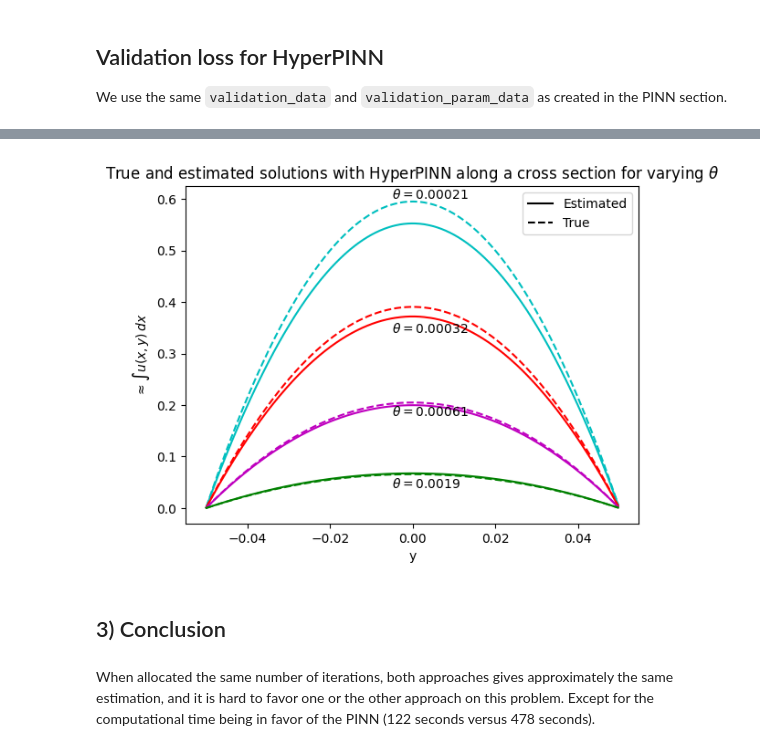
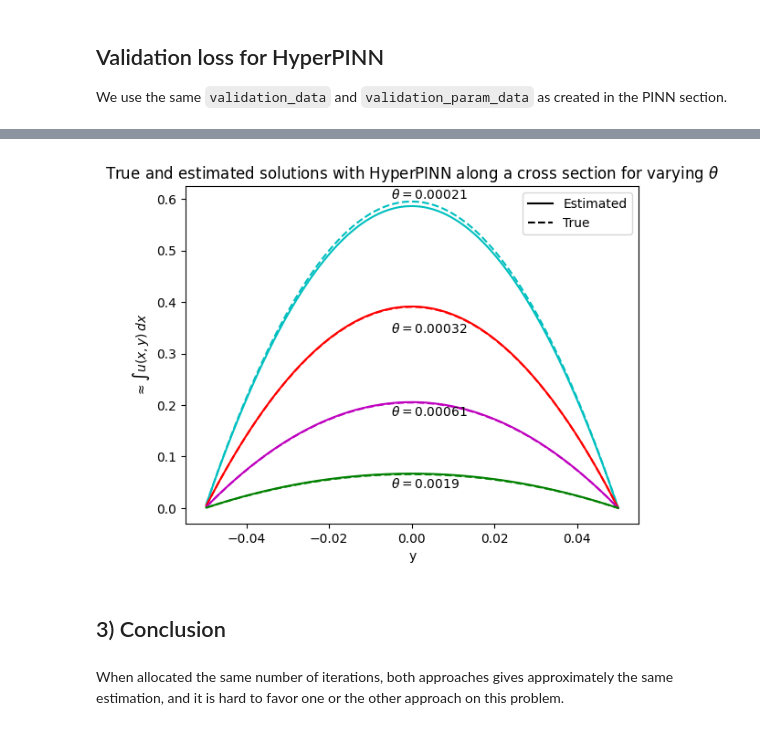
Before and after one commit to mia-jinns/jinns, a Jupyter notebook: Notebooks/PDE/2D_Navier_Stokes_PipeFlow_Metamodel_hyperpinn.ipynb, the cells around one changed output, grey strips where cells are left out. Saved outputs shown, nothing was run; the diff lists cells and outputs as text; code cells hidden in the pictures.

Commit message:
some corrections for NS to adapt to new jinns. Some improvements for validation usage

```diff
--- a/Notebooks/PDE/2D_Navier_Stokes_PipeFlow_Metamodel_hyperpinn.ipynb
+++ b/Notebooks/PDE/2D_Navier_Stokes_PipeFlow_Metamodel_hyperpinn.ipynb
@@ -394,7 +382,7 @@ We now plot some slices for fixed $\theta$ along with the true solution.
 v_u_est_y_nu = lambda x, y_j, nu:vmap(
     # compute average over array x with y_j fixed.
     lambda x, y_j: vmap(lambda z: u(jnp.stack([z, y_j], axis=-1), jinns.parameters.Params(
-            nn_params=params.nn_params["u"],
+            nn_params=validation_best_params.nn_params["u"],
             eq_params={"rho": rho, "nu": jnp.array([nu])},
         ))[0],
     0, 0)(x).mean(),
@@ -485,9 +473,6 @@ u_hyper, p_hyper = jinns.utils.create_HYPERPINN(
     output_transform=output_transform,
     shared_pinn_outputs=(jnp.s_[:2], jnp.s_[2])
 )
-# %%
-u_init_nn_params = u_hyper.init_params()
-p_init_nn_params = u_init_nn_params
 # %%
 param_train_data, param_batch = param_train_data.get_batch()
 init_params_hyper = jinns.parameters.ParamsDict(
@@ -501,6 +486,7 @@ loss_hyper = jinns.loss.SystemLossPDE(
     u_dict={'u':u_hyper, 'p':p_hyper},
     loss_weights=loss_weights,
     dynamic_loss_dict={'mass_conservation':mc_loss, 'navier_stokes':ns_loss},
+    params_dict=init_params_hyper
 )
 # %% [markdown]
 ## Validation loss for HyperPINN
@@ -526,8 +512,7 @@ import optax
 tx = optax.adamw(learning_rate=1e-3)
 # %%
 n_iter = 50000
-start = time.time()
-params_hyper, total_loss_list_hyper, loss_by_term_dict_hyper, train_data, loss_hyper, _, _ , validation_loss_values_hyper, _ = jinns.solve(
+params_hyper, total_loss_list_hyper, loss_by_term_dict_hyper, train_data, loss_hyper, _, _ , validation_loss_values_hyper, validation_best_params_hyper = jinns.solve(
     init_params=params_hyper,
     data=train_data,
     param_data=param_train_data,
@@ -536,6 +521,4 @@ params_hyper, total_loss_list_hyper, loss_by_term_dict_hyper, train_data, loss_h
     n_iter=n_iter,
     validation=validation_hyper
 )
-end = time.time()
-time_hyperpinn = int(end - start)
 # %% [output]
@@ -573,42 +552,42 @@ plt.show();
 v_u_est_y_nu_hyper = lambda x, y_j, nu:vmap(
     # compute average over array x with y_j fixed.
     lambda x, y_j: vmap(lambda z: u_hyper(jnp.stack([z, y_j], axis=-1), jinns.parameters.Params(
-            nn_params=params_hyper.nn_params["u"],
+            nn_params=validation_best_params_hyper.nn_params["u"],
             eq_params={"rho": rho, "nu": jnp.array([nu])},
         ))[0],
                         0, 0)(x).mean(),
     (None, 0),
     0)(x, y_j)
 
 for nu, c in zip([0.00021, 0.00032, 0.00061, 0.0019], ['c', 'r', 'm', 'g']):
     plt.plot(
         train_data.omega[::10, 1].sort(axis=0),
         v_u_est_y_nu_hyper(
             train_data.omega[::10, 0].sort(axis=0),
             train_data.omega[::10, 1].sort(axis=0),
             nu),
         c
     )
 
     plt.plot(train_data.omega[::10, 1].sort(axis=0),
              vmap(lambda x: u_true(x, nu=nu), (0), 0)(train_data.omega[::10, 1].sort(axis=0)),
              c + '--'
     )
 
 plt.xlabel("y")
 plt.ylabel(r"$\approx \int u(x, y) \, dx$")
 line1, = plt.plot([0], "k", label='Estimated')
 line2, = plt.plot([0], "k--", label='True')
 plt.text(-0.005, 0.6, r"$\theta=0.00021$")
 plt.text(-0.005, 0.34, r"$\theta=0.00032$")
 plt.text(-0.005, 0.18, r"$\theta=0.00061$")
 plt.text(-0.005, 0.04, r"$\theta=0.0019$")
 plt.legend(handles=[line1,line2])
 plt.title(r"True and estimated solutions with HyperPINN along a cross section for varying $\theta$")
 plt.show()
 # %% [output]
-[figure, old version]
+[figure, new version]
 # %% [markdown]
 ## 3) Conclusion
 # %% [markdown]
-When allocated the same number of iterations, both approaches gives approximately the same estimation, and it is hard to favor one or the other approach on this problem. Except for the computational time being in favor of the PINN (122 seconds versus 478 seconds).
+When allocated the same number of iterations, both approaches gives approximately the same estimation, and it is hard to favor one or the other approach on this problem.
```
Also changed, not shown: parts of 14 cells of this notebook, 7 other files.
